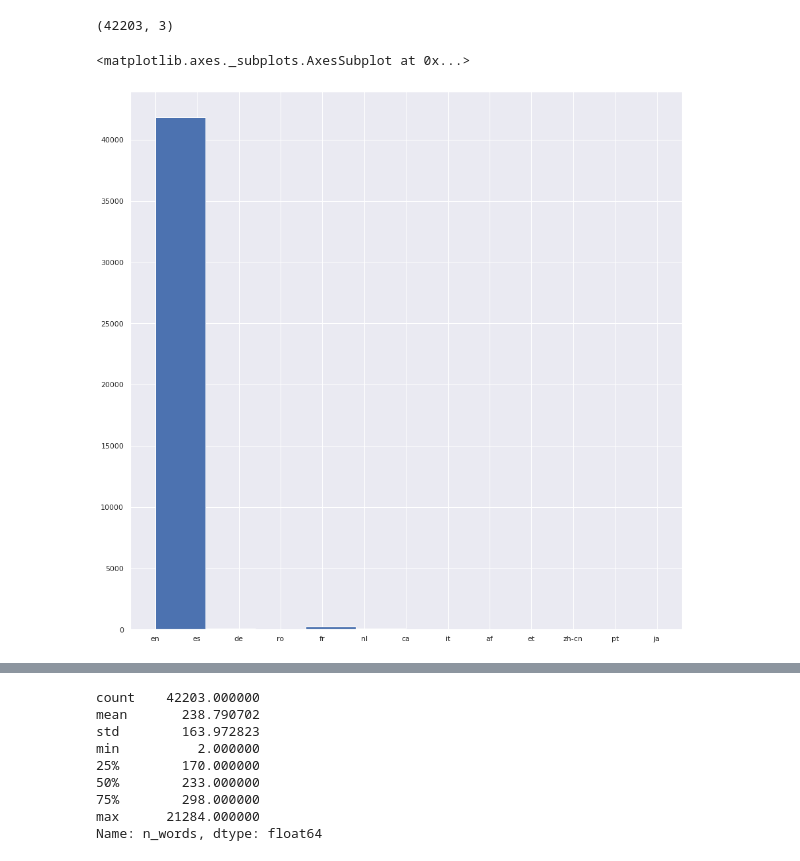
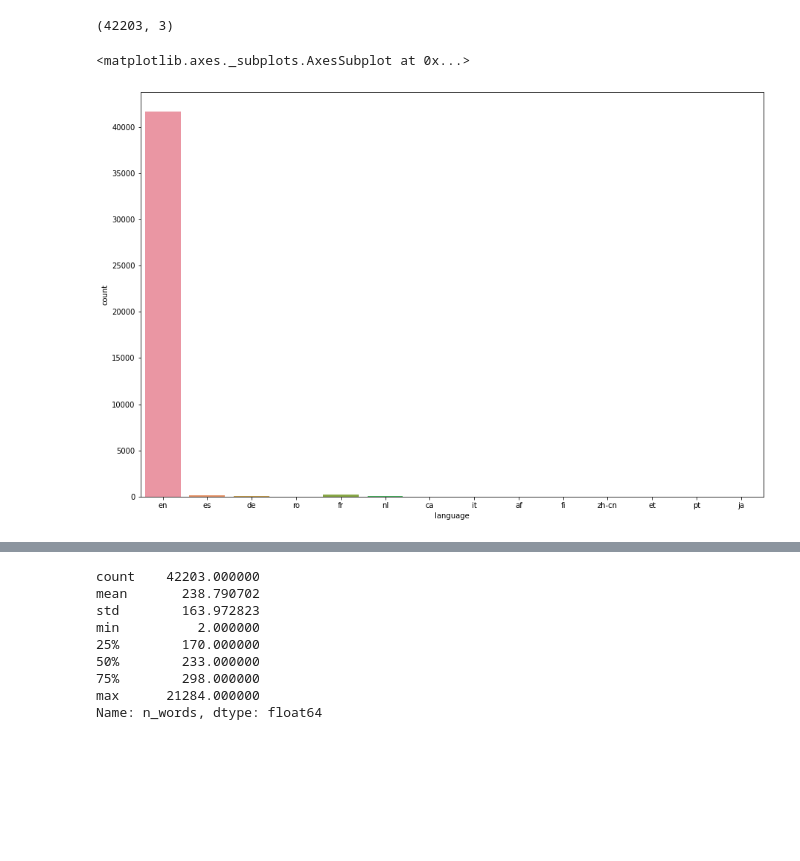
Before and after one commit to Midii-11/IRTM_SARS-COV2, a Jupyter notebook: information_extraction_colab.ipynb, the cells around one changed output, grey strips where cells are left out. Drawn from its saved outputs; the diff is of its cells as text; code cells hidden in the pictures; blank space fills up the shorter version.

```diff
--- a/information_extraction_colab.ipynb
+++ b/information_extraction_colab.ipynb
@@ -183,9 +191,9 @@ print(df.shape)
 # %% [output]
 (42203, 3)
 # %%
-#plt.figure(figsize=(15,10))
-df.language.hist()
+plt.figure(figsize=(15,10))
+sns.countplot(df.language)
 # %% [output]
 <matplotlib.axes._subplots.AxesSubplot at 0x...>
-[figure, old version]
+[figure, new version]
 # %%
```
Also changed, not shown: parts of 28 cells of this notebook.
